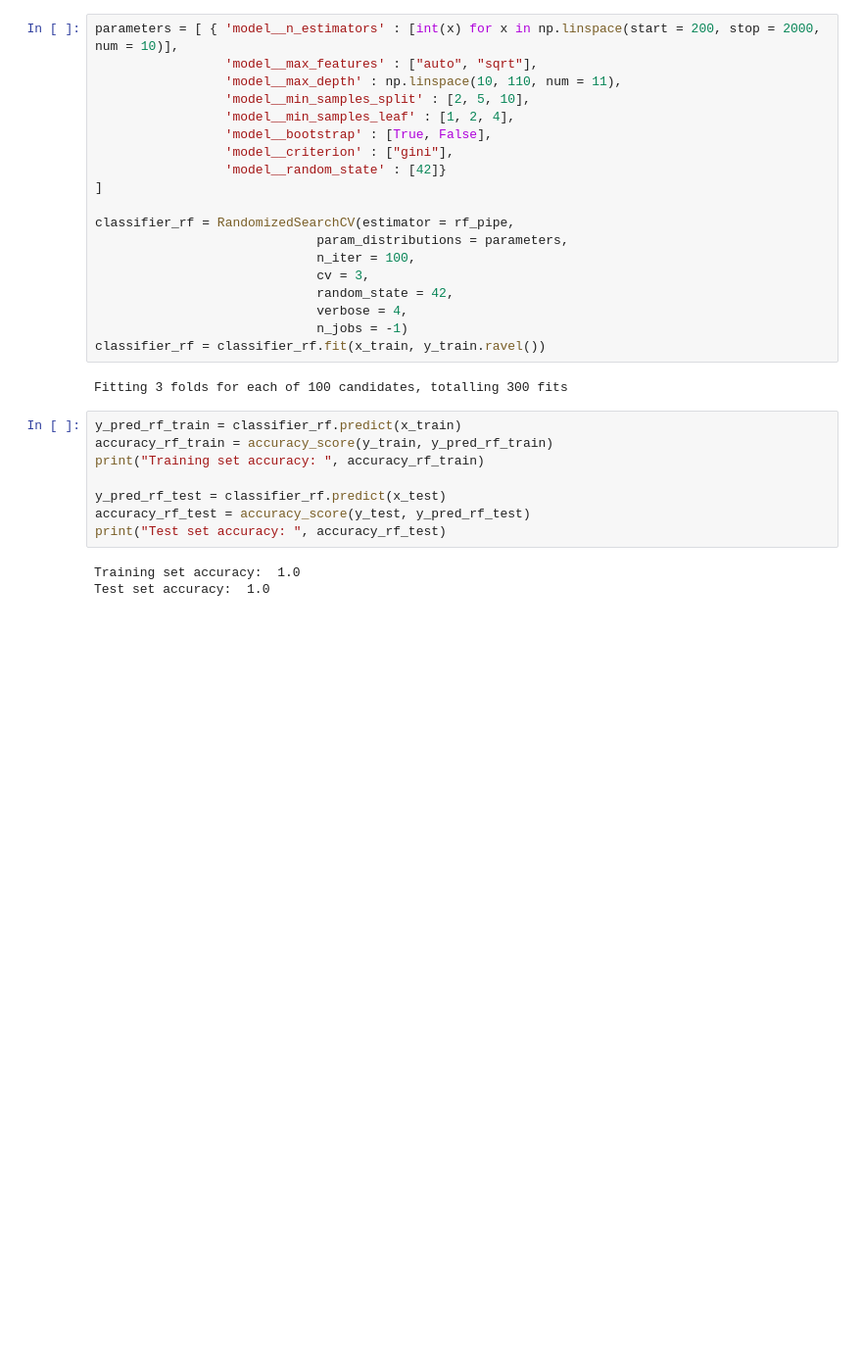
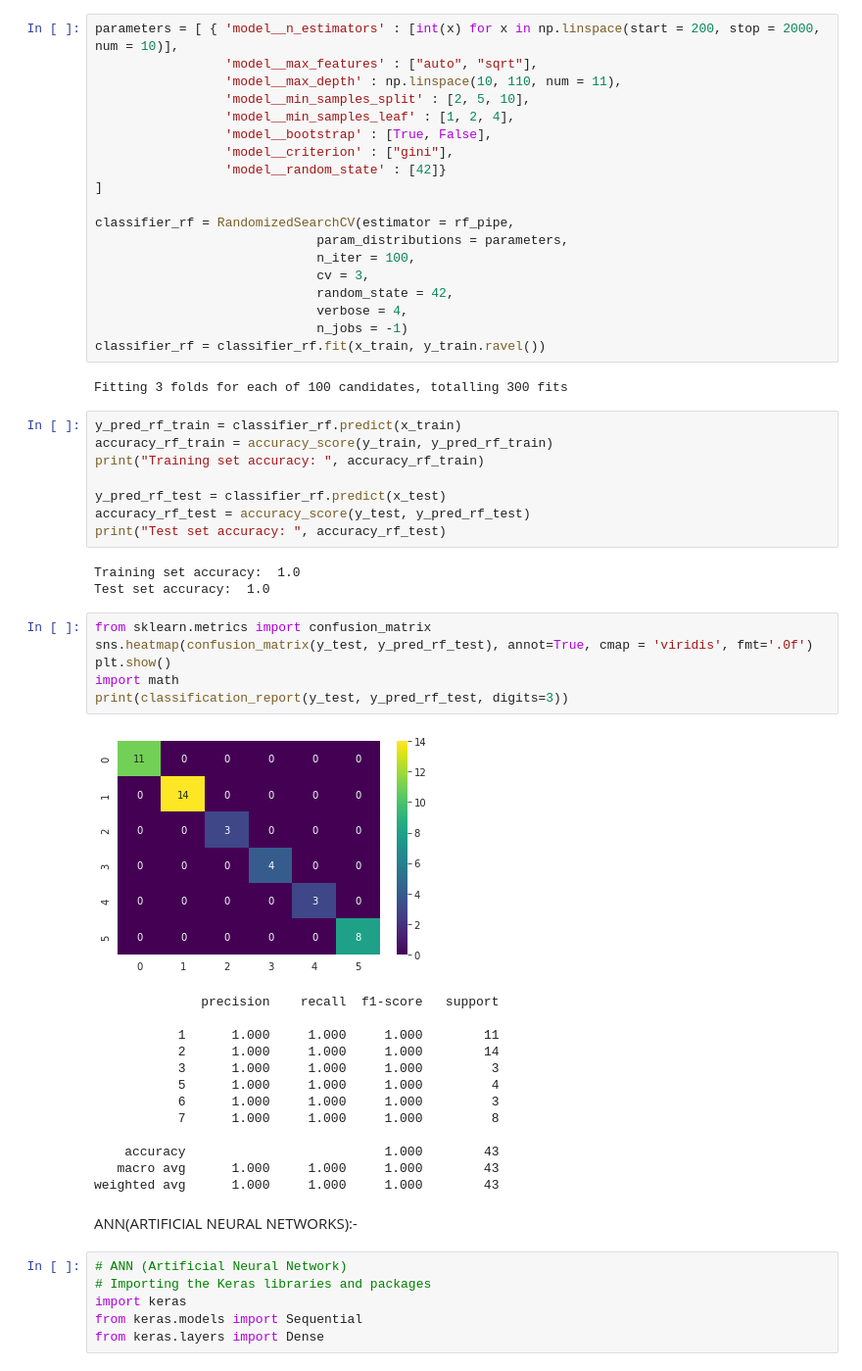
Before and after one commit to masp42/ML_Glass_CA, a Jupyter notebook: CA_ML_2.ipynb, the cells around one changed output. Shown at 98% size. Saved outputs shown, nothing was run; the diff lists cells and outputs as text; blank space fills up the shorter version.

```diff
--- a/CA_ML_2.ipynb
+++ b/CA_ML_2.ipynb
@@ -405,3 +405,31 @@ print("Test set accuracy: ", accuracy_rf_test)
 # %% [output]
 Training set accuracy:  1.0
 Test set accuracy:  1.0
+# %%
+from sklearn.metrics import confusion_matrix
+sns.heatmap(confusion_matrix(y_test, y_pred_rf_test), annot=True, cmap = 'viridis', fmt='.0f')
+plt.show()
+import math
+print(classification_report(y_test, y_pred_rf_test, digits=3))
+# %% [output]
+[figure, added]
+              precision    recall  f1-score   support
+
+           1      1.000     1.000     1.000        11
+           2      1.000     1.000     1.000        14
+           3      1.000     1.000     1.000         3
+           5      1.000     1.000     1.000         4
+           6      1.000     1.000     1.000         3
+           7      1.000     1.000     1.000         8
+
+    accuracy                          1.000        43
+   macro avg      1.000     1.000     1.000        43
+weighted avg      1.000     1.000     1.000        43
+# %% [markdown]
+ANN(ARTIFICIAL NEURAL NETWORKS):-
+# %%
+# ANN (Artificial Neural Network)
+# Importing the Keras libraries and packages
+import keras
+from keras.models import Sequential
+from keras.layers import Dense
```
Also changed, not shown: parts of 6 cells of this notebook.
